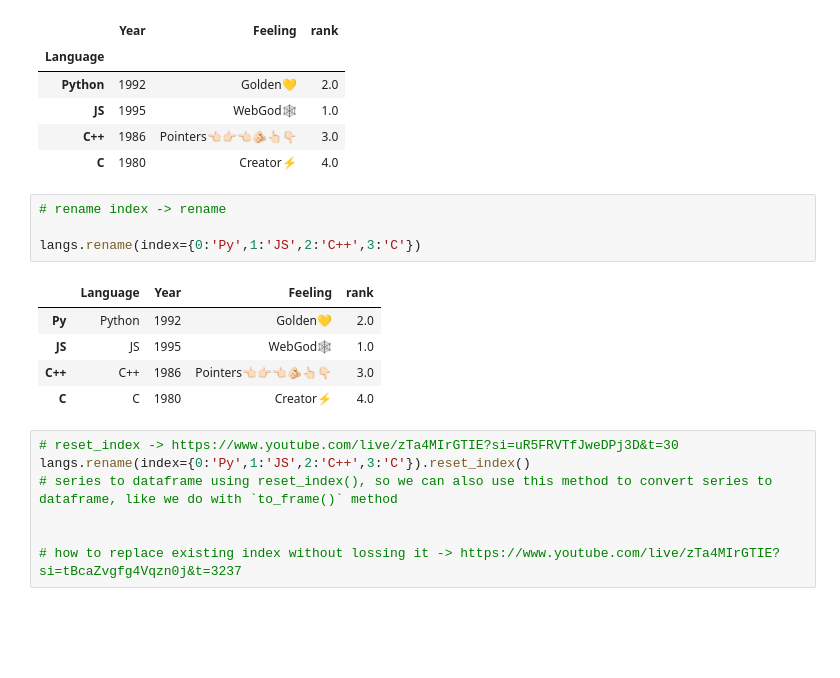
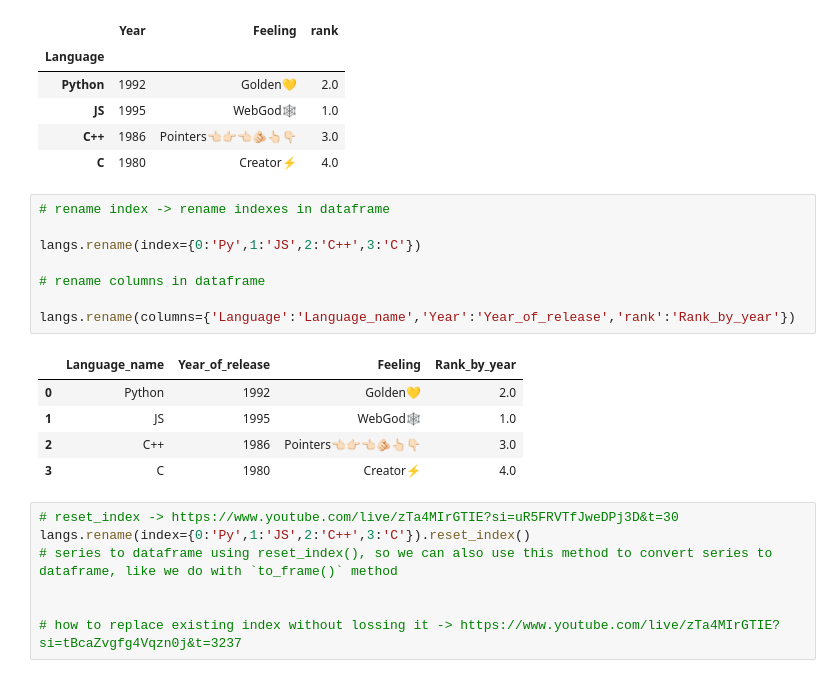
Before and after one commit to XionVolt/Ai-Ml, a Jupyter notebook: Programming/Pandas/04_important_series_and_df_methods.ipynb, the cells around one changed output. Saved outputs shown, nothing was run; the diff lists cells and outputs as text; blank space fills up the shorter version.

```diff
--- a/Programming/Pandas/04_important_series_and_df_methods.ipynb
+++ b/Programming/Pandas/04_important_series_and_df_methods.ipynb
@@ -96,15 +99,19 @@ langs.set_index('Language')
 | C++ | 1986 | Pointers👈🏻👉🏻👈🏻🫵🏻👆🏻👇🏻 | 3.0 |
 | C | 1980 | Creator⚡ | 4.0 |
 # %%
-# rename index -> rename
+# rename index -> rename indexes in dataframe
 
 langs.rename(index={0:'Py',1:'JS',2:'C++',3:'C'})
+
+# rename columns in dataframe
+
+langs.rename(columns={'Language':'Language_name','Year':'Year_of_release','rank':'Rank_by_year'})
 # %% [output]
-|  | Language | Year | Feeling | rank |
-| Py | Python | 1992 | Golden💛 | 2.0 |
-| JS | JS | 1995 | WebGod🕸️ | 1.0 |
-| C++ | C++ | 1986 | Pointers👈🏻👉🏻👈🏻🫵🏻👆🏻👇🏻 | 3.0 |
-| C | C | 1980 | Creator⚡ | 4.0 |
+|  | Language_name | Year_of_release | Feeling | Rank_by_year |
+| 0 | Python | 1992 | Golden💛 | 2.0 |
+| 1 | JS | 1995 | WebGod🕸️ | 1.0 |
+| 2 | C++ | 1986 | Pointers👈🏻👉🏻👈🏻🫵🏻👆🏻👇🏻 | 3.0 |
+| 3 | C | 1980 | Creator⚡ | 4.0 |
 # %%
 # reset_index -> https://www.youtube.com/live/zTa4MIrGTIE?si=uR5FRVTfJweDPj3D&t=30
 langs.rename(index={0:'Py',1:'JS',2:'C++',3:'C'}).reset_index()
```
Also changed, not shown: parts of 13 cells of this notebook, 4 other files.
